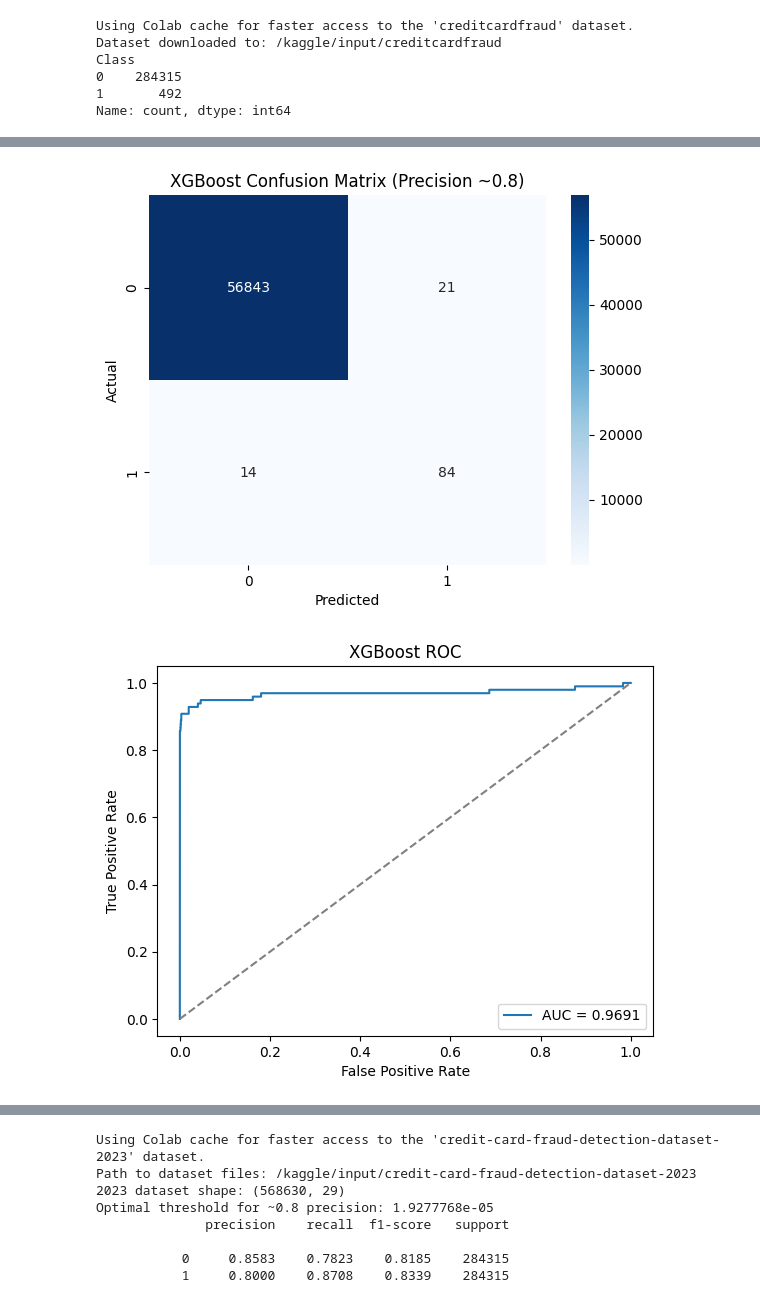
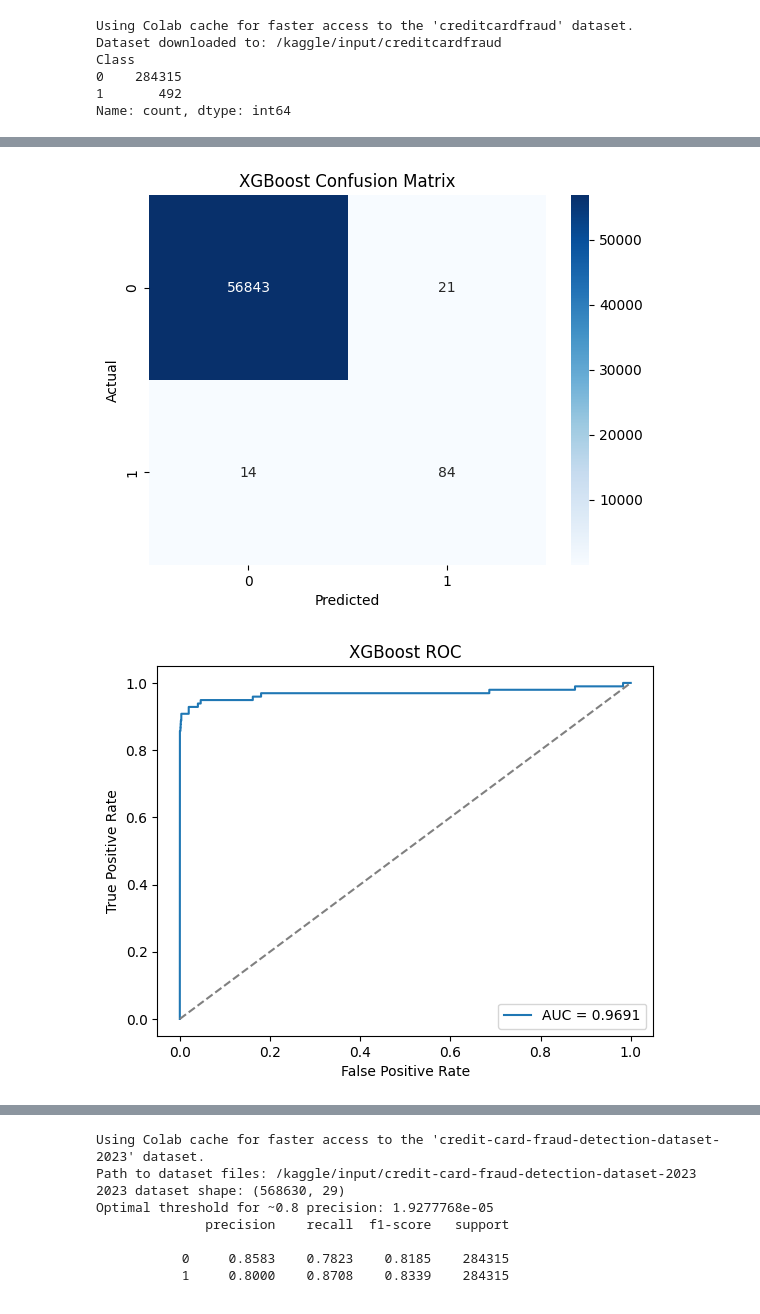
Before and after one commit to VamspireHallo/Credit-Card-Fraud-Project, a Jupyter notebook: Final_Project_Traditional_ML_Model.ipynb, the cells around one changed output, grey strips where cells are left out. Drawn from its saved outputs; the diff is of its cells as text; code cells hidden in the pictures.

Commit message:
Adding XGBoost and RandomForest changes
Using Trad ML as a combination

```diff
--- a/Final_Project_RandomForest_Model.ipynb
+++ b/Final_Project_Traditional_ML_Model.ipynb
@@ -11,6 +11,7 @@ from sklearn.model_selection import train_test_split
 from sklearn.preprocessing import StandardScaler
 from sklearn.metrics import classification_report, roc_auc_score, roc_curve, precision_recall_curve, confusion_matrix, auc
 from sklearn.ensemble import RandomForestClassifier
+from xgboost import XGBClassifier
 import joblib
 import warnings
 warnings.filterwarnings('ignore')
@@ -97,59 +98,69 @@ print("After SMOTE:", np.bincount(y_train_sm))
 # ============================================
 desired_precision = 0.8  # threshold target
 
-try:
-    from xgboost import XGBClassifier
+# -------------------------
+# Train XGBoost
+# -------------------------
+print("\n===== Training XGBoost =====")
 
-    model = XGBClassifier(
-        n_estimators=200,
-        max_depth=6,
-        learning_rate=0.1,
-        use_label_encoder=False,
-        eval_metric='auc',
-        scale_pos_weight=(y_train==0).sum()/(y_train==1).sum(),
-        random_state=42
-    )
+xgb_model = XGBClassifier(
+    n_estimators=200,
+    max_depth=6,
+    learning_rate=0.1,
+    use_label_encoder=False,
+    eval_metric='auc',
+    scale_pos_weight=(y_train==0).sum()/(y_train==1).sum(),
+    random_state=42
+)
 
-    model.fit(X_train, y_train)
-    probs = model.predict_proba(X_test)[:,1]
+xgb_model.fit(X_train, y_train)
+probs_xgb = xgb_model.predict_proba(X_test)[:,1]
 
-    precision, recall, thresholds = precision_recall_curve(y_test, probs)
-    idx = np.argmax(precision >= desired_precision)
-    optimal_threshold = thresholds[idx]
-    print("Optimal threshold for ~0.8 precision:", optimal_threshold)
+precision, recall, thresholds = precision_recall_curve(y_test, probs_xgb)
+idx = np.argmax(precision >= desired_precision)
+optimal_threshold_xgb = thresholds[idx]
 
-    y_pred = (probs >= optimal_threshold).astype(int)
+print("XGBoost optimal threshold:", optimal_threshold_xgb)
 
-    classification_metrics(y_test, y_pred, probs)
-    plot_confusion_matrix(y_test, y_pred, f"XGBoost Confusion Matrix (Precision ~{desired_precision})")
-    plot_roc(y_test, probs, "XGBoost ROC")
+y_pred_xgb = (probs_xgb >= optimal_threshold_xgb).astype(int)
 
-    joblib.dump(model, "xgb_creditcard.pkl")
+classification_metrics(y_test, y_pred_xgb, probs_xgb)
+plot_confusion_matrix(y_test, y_pred_xgb, "XGBoost Confusion Matrix")
+plot_roc(y_test, probs_xgb, "XGBoost ROC")
 
-except Exception as e:
-    print("XGBoost failed, using RandomForest:", e)
+joblib.dump(xgb_model, "xgb_creditcard.pkl")
 
-    model = RandomForestClassifier(
-        n_estimators=200,
-        class_weight='balanced_subsample',
-        random_state=42,
-        n_jobs=-1
-    )
-    model.fit(X_train, y_train)
-    probs = model.predict_proba(X_test)[:,1]
 
-    precision, recall, thresholds = precision_recall_curve(y_test, probs)
-    idx = np.argmax(precision >= desired_precision)
-    optimal_threshold = thresholds[idx]
-    print("Optimal threshold for ~0.8 precision:", optimal_threshold)
+# -------------------------
+# Train RandomForest
+# -------------------------
+print("\n===== Training RandomForest =====")
 
-    y_pred = (probs >= optimal_threshold).astype(int)
+rf_model = RandomForestClassifier(
+    n_estimators=200,
+    class_weight='balanced_subsample',
+    random_state=42,
+    n_jobs=-1
+)
 
-    classification_metrics(y_test, y_pred, probs)
-    plot_confusion_matrix(y_test, y_pred, f"RandomForest Confusion Matrix (Precision ~{desired_precision})")
-    plot_roc(y_test, probs, "RandomForest ROC")
+rf_model.fit(X_train, y_train)
+probs_rf = rf_model.predict_proba(X_test)[:,1]
 
-    joblib.dump(model, "rf_creditcard.pkl")
+precision_rf, recall_rf, thresholds_rf = precision_recall_curve(y_test, probs_rf)
+idx_rf = np.argmax(precision_rf >= desired_precision)
+optimal_threshold_rf = thresholds_rf[idx_rf]
+
+print("RandomForest optimal threshold:", optimal_threshold_rf)
+
+y_pred_rf = (probs_rf >= optimal_threshold_rf).astype(int)
+
+classification_metrics(y_test, y_pred_rf, probs_rf)
+plot_confusion_matrix(y_test, y_pred_rf, "RandomForest Confusion Matrix")
+plot_roc(y_test, probs_rf, "RandomForest ROC")
+
+joblib.dump(rf_model, "rf_creditcard.pkl")
+
+print("\nTraining complete — both models saved.")
 
 # ============================================
 # Cell 9: Preprocess single transaction
@@ -179,12 +192,12 @@ Optimal threshold for ~0.8 precision: 0.20502417
               precision    recall  f1-score   support
 
            0     0.9998    0.9996    0.9997     56864
            1     0.8000    0.8571    0.8276        98
 
     accuracy                         0.9994     56962
    macro avg     0.8999    0.9284    0.9136     56962
 weighted avg     0.9994    0.9994    0.9994     56962
 
 ROC-AUC: 0.9691087148140067
-[figure, old version]
+[figure, new version]
 [figure]
```
Also changed, not shown: parts of 2 cells of this notebook.
